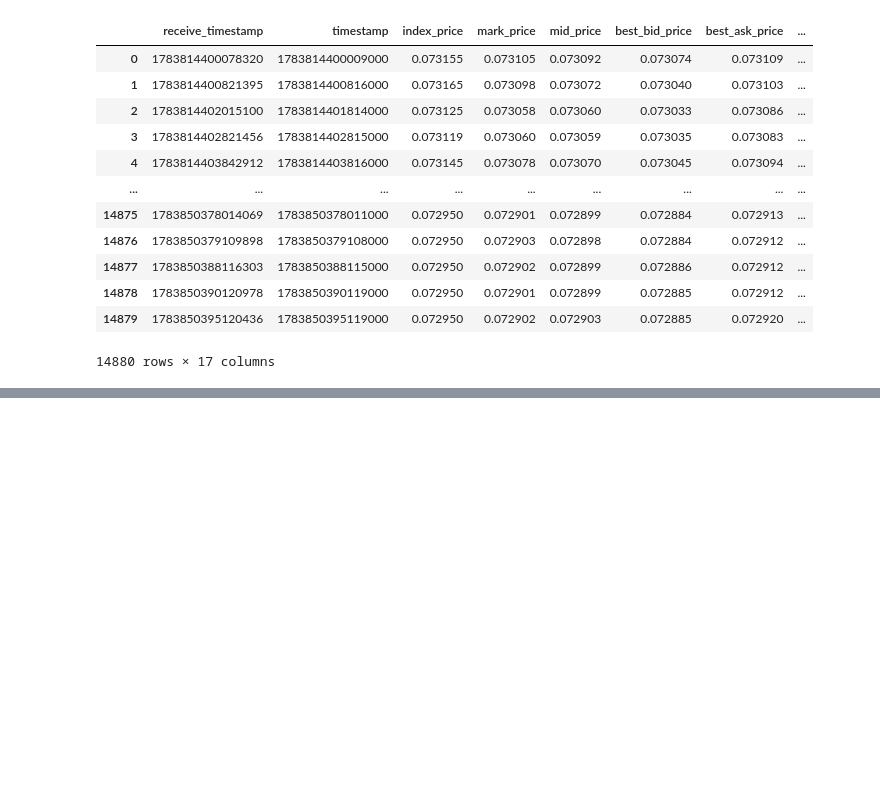
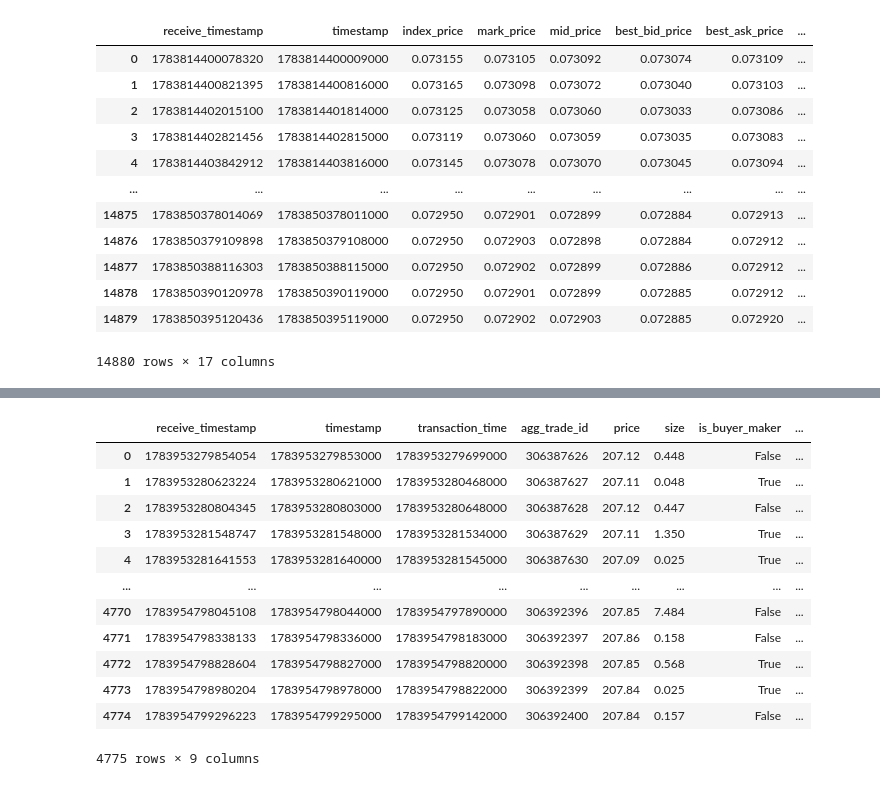
Before and after one commit to stepan-karpov/backtesting, a Jupyter notebook: research/BacktestingBasics.ipynb, the cells around one changed output, grey strips where cells are left out. Cells and saved outputs as stored; diff of their text form; code cells hidden in the pictures; blank space fills up the shorter version.

```diff
--- a/research/BacktestingBasics.ipynb
+++ b/research/BacktestingBasics.ipynb
@@ -127,0 +133,22 @@ market_stats
+# %%
+book_ticker_paths = [
+    ROOT / f"data/binance/TAO/book_ticker/202607{day:02d}/{hour:02d}.jsonl.zst"
+    for day in range(13, 14)
+    for hour in range(14, 15)
+]
+agg_trades_paths = [
+    ROOT / f"data/binance/TAO/agg_trades/202607{day:02d}/{hour:02d}.jsonl.zst"
+    for day in range(13, 14)
+    for hour in range(14, 15)
+]
+mark_price_paths = [
+    ROOT / f"data/binance/TAO/mark_price/202607{day:02d}/{hour:02d}.jsonl.zst"
+    for day in range(13, 14)
+    for hour in range(14, 15)
+]
+# Ликвидации редкие: часы без них не имеют файла вовсе, ридер такие пути пропускает.
+liquidations_paths = [
+    ROOT / f"data/binance/TAO/liquidations/202607{day:02d}/{hour:02d}.jsonl.zst"
+    for day in range(13, 14)
+    for hour in range(14, 15)
+]
@@ -127,0 +191,18 @@ market_stats
+# %%
+agg_trades = AggTradesReader(agg_trades_paths).load()
+
+agg_trades
+# %% [output]
+|  | receive_timestamp | timestamp | transaction_time | agg_trade_id | price | size | is_buyer_maker | ... |
+| 0 | 1783953279854054 | 1783953279853000 | 1783953279699000 | 306387626 | 207.12 | 0.448 | False | ... |
+| 1 | 1783953280623224 | 1783953280621000 | 1783953280468000 | 306387627 | 207.11 | 0.048 | True | ... |
+| 2 | 1783953280804345 | 1783953280803000 | 1783953280648000 | 306387628 | 207.12 | 0.447 | False | ... |
+| 3 | 1783953281548747 | 1783953281548000 | 1783953281534000 | 306387629 | 207.11 | 1.350 | True | ... |
+| 4 | 1783953281641553 | 1783953281640000 | 1783953281545000 | 306387630 | 207.09 | 0.025 | True | ... |
+| ... | ... | ... | ... | ... | ... | ... | ... | ... |
+| 4770 | 1783954798045108 | 1783954798044000 | 1783954797890000 | 306392396 | 207.85 | 7.484 | False | ... |
+| 4771 | 1783954798338133 | 1783954798336000 | 1783954798183000 | 306392397 | 207.86 | 0.158 | False | ... |
+| 4772 | 1783954798828604 | 1783954798827000 | 1783954798820000 | 306392398 | 207.85 | 0.568 | True | ... |
+| 4773 | 1783954798980204 | 1783954798978000 | 1783954798822000 | 306392399 | 207.84 | 0.025 | True | ... |
+| 4774 | 1783954799296223 | 1783954799295000 | 1783954799142000 | 306392400 | 207.84 | 0.157 | False | ... |
+4775 rows × 9 columns
```
Also changed, not shown: parts of 11 cells of this notebook, 15 other files.
